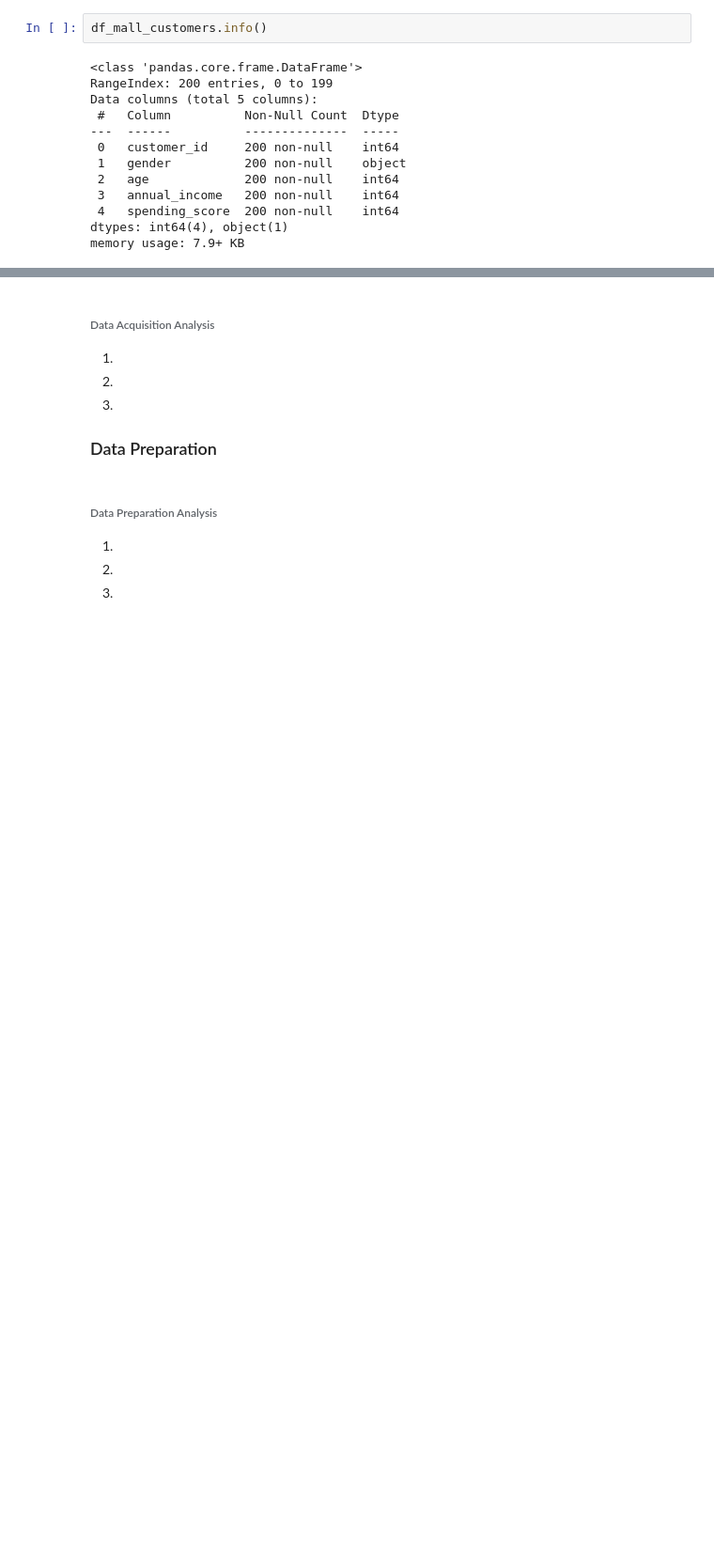
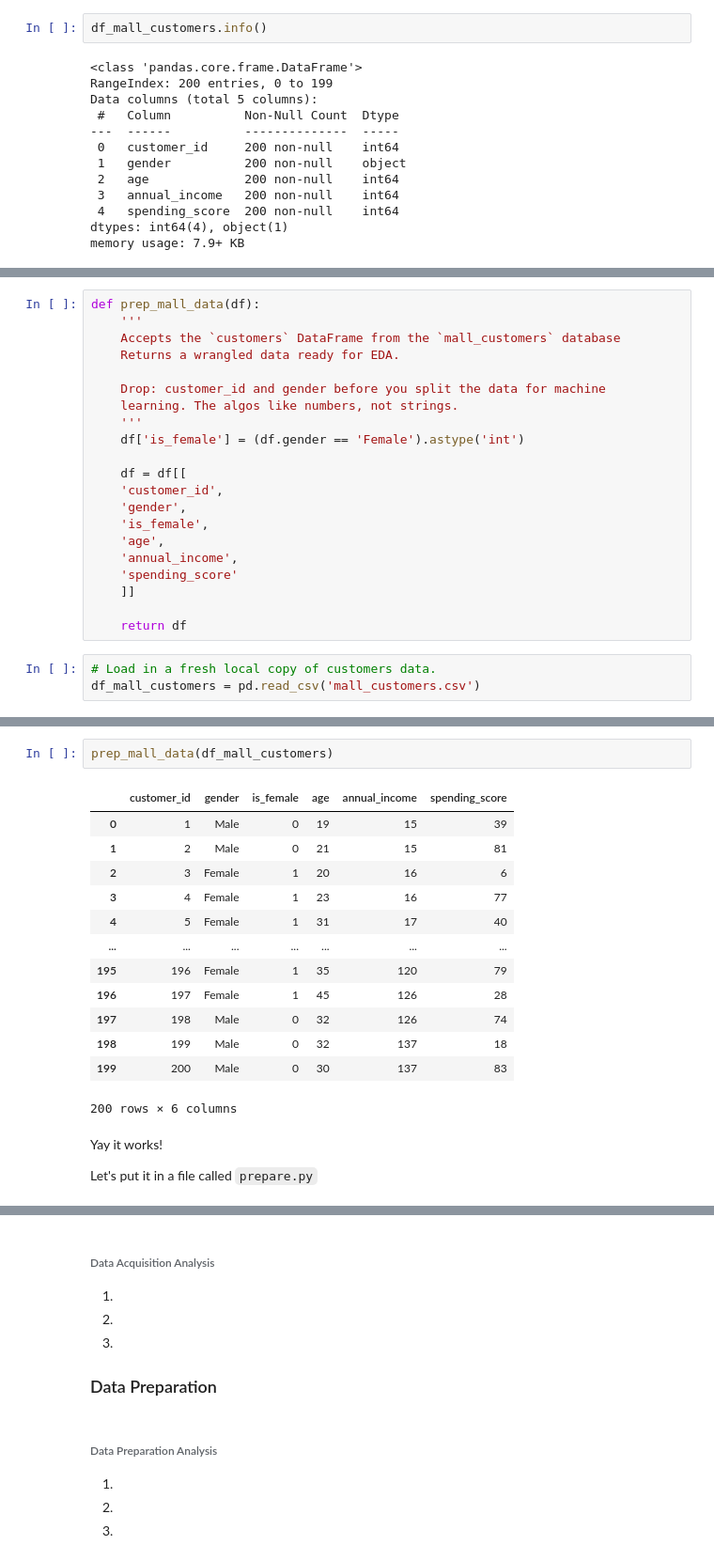
Before and after one commit to Promeos/regression-exercises, a Jupyter notebook: data_wrangling_notebook.ipynb, the cells around one changed output, grey strips where cells are left out. Shown: that part at 94% size. Drawn from its saved outputs; the diff is of its cells as text; blank space fills up the shorter version.

```diff
--- a/data_wrangling_notebook.ipynb
+++ b/data_wrangling_notebook.ipynb
@@ -139,0 +376,24 @@ memory usage: 7.9+ KB
+# %%
+def prep_mall_data(df):
+    '''
+    Accepts the `customers` DataFrame from the `mall_customers` database
+    Returns a wrangled data ready for EDA.
+
+    Drop: customer_id and gender before you split the data for machine
+    learning. The algos like numbers, not strings.
+    '''
+    df['is_female'] = (df.gender == 'Female').astype('int')
+
+    df = df[[
+    'customer_id',
+    'gender',
+    'is_female',
+    'age',
+    'annual_income',
+    'spending_score'
+    ]]
+
+    return df
+# %%
+# Load in a fresh local copy of customers data.
+df_mall_customers = pd.read_csv('mall_customers.csv')
@@ -139,0 +409,20 @@ memory usage: 7.9+ KB
+# %%
+prep_mall_data(df_mall_customers)
+# %% [output]
+|  | customer_id | gender | is_female | age | annual_income | spending_score |
+| 0 | 1 | Male | 0 | 19 | 15 | 39 |
+| 1 | 2 | Male | 0 | 21 | 15 | 81 |
+| 2 | 3 | Female | 1 | 20 | 16 | 6 |
+| 3 | 4 | Female | 1 | 23 | 16 | 77 |
+| 4 | 5 | Female | 1 | 31 | 17 | 40 |
+| ... | ... | ... | ... | ... | ... | ... |
+| 195 | 196 | Female | 1 | 35 | 120 | 79 |
+| 196 | 197 | Female | 1 | 45 | 126 | 28 |
+| 197 | 198 | Male | 0 | 32 | 126 | 74 |
+| 198 | 199 | Male | 0 | 32 | 137 | 18 |
+| 199 | 200 | Male | 0 | 30 | 137 | 83 |
+200 rows × 6 columns
+# %% [markdown]
+Yay it works!
+
+Let's put it in a file called `prepare.py`
```
Also changed, not shown: parts of 40 cells of this notebook, 1 other file.
